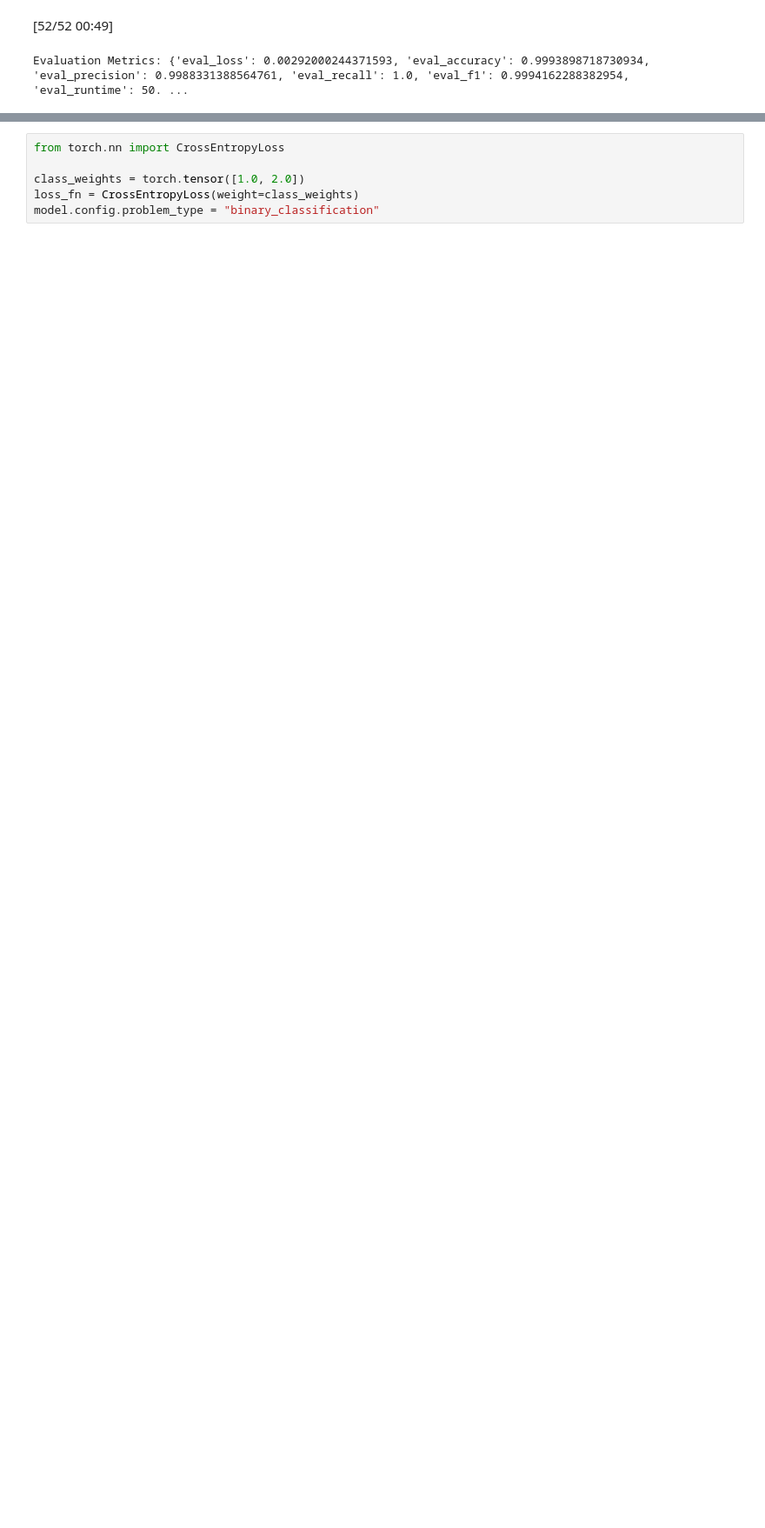
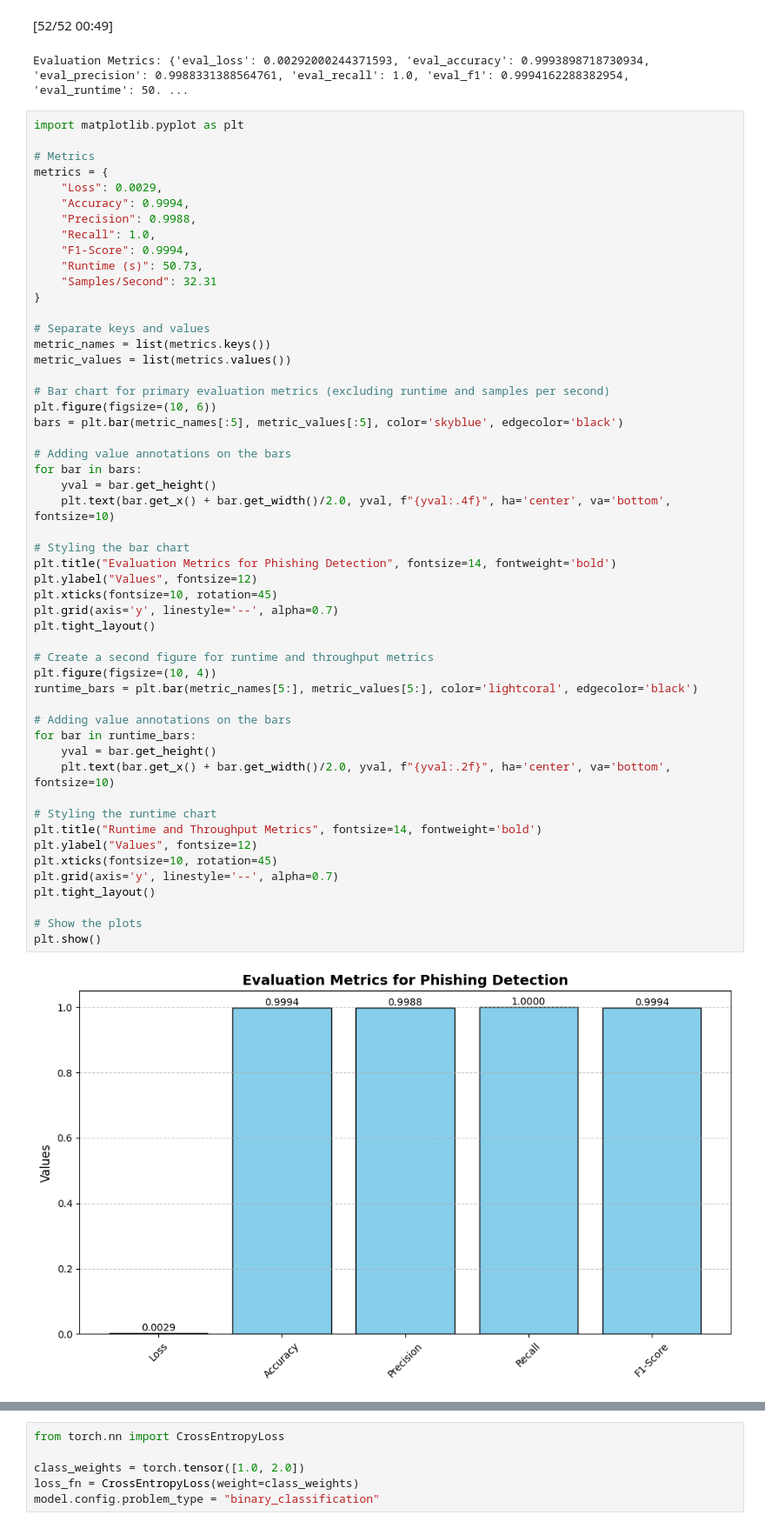
Before and after one commit to M4700F/BERT, a Jupyter notebook: BERT.ipynb, the cells around one changed output, grey strips where cells are left out. Shown: that part at 87% size. Drawn from its saved outputs; the diff is of its cells as text; blank space fills up the shorter version.

Commit message:
Graph Histogram

```diff
--- a/BERT.ipynb
+++ b/BERT.ipynb
@@ -140,3 +140,57 @@ print("Evaluation Metrics:", evaluation_results)
 # %% [output]
 [52/52 00:49]
 Evaluation Metrics: {'eval_loss': 0.00292000244371593, 'eval_accuracy': 0.9993898718730934, 'eval_precision': 0.9988331388564761, 'eval_recall': 1.0, 'eval_f1': 0.9994162288382954, 'eval_runtime': 50. ...
+# %%
+import matplotlib.pyplot as plt
+
+# Metrics
+metrics = {
+    "Loss": 0.0029,
+    "Accuracy": 0.9994,
+    "Precision": 0.9988,
+    "Recall": 1.0,
+    "F1-Score": 0.9994,
+    "Runtime (s)": 50.73,
+    "Samples/Second": 32.31
+}
+
+# Separate keys and values
+metric_names = list(metrics.keys())
+metric_values = list(metrics.values())
+
+# Bar chart for primary evaluation metrics (excluding runtime and samples per second)
+plt.figure(figsize=(10, 6))
+bars = plt.bar(metric_names[:5], metric_values[:5], color='skyblue', edgecolor='black')
+
+# Adding value annotations on the bars
+for bar in bars:
+    yval = bar.get_height()
+    plt.text(bar.get_x() + bar.get_width()/2.0, yval, f"{yval:.4f}", ha='center', va='bottom', fontsize=10)
+
+# Styling the bar chart
+plt.title("Evaluation Metrics for Phishing Detection", fontsize=14, fontweight='bold')
+plt.ylabel("Values", fontsize=12)
+plt.xticks(fontsize=10, rotation=45)
+plt.grid(axis='y', linestyle='--', alpha=0.7)
+plt.tight_layout()
+
+# Create a second figure for runtime and throughput metrics
+plt.figure(figsize=(10, 4))
+runtime_bars = plt.bar(metric_names[5:], metric_values[5:], color='lightcoral', edgecolor='black')
+
+# Adding value annotations on the bars
+for bar in runtime_bars:
+    yval = bar.get_height()
+    plt.text(bar.get_x() + bar.get_width()/2.0, yval, f"{yval:.2f}", ha='center', va='bottom', fontsize=10)
+
+# Styling the runtime chart
+plt.title("Runtime and Throughput Metrics", fontsize=14, fontweight='bold')
+plt.ylabel("Values", fontsize=12)
+plt.xticks(fontsize=10, rotation=45)
+plt.grid(axis='y', linestyle='--', alpha=0.7)
+plt.tight_layout()
+
+# Show the plots
+plt.show()
+# %% [output]
+[figure, added]
```
Also changed, not shown: parts of 1 cell of this notebook.
